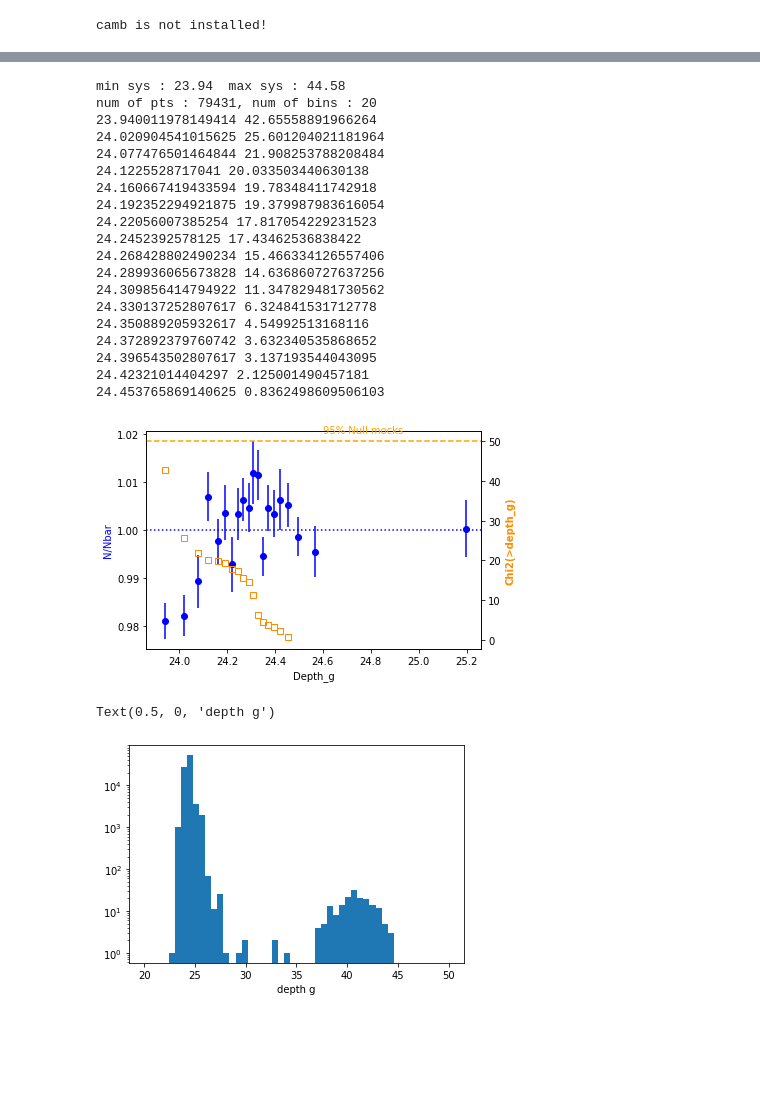
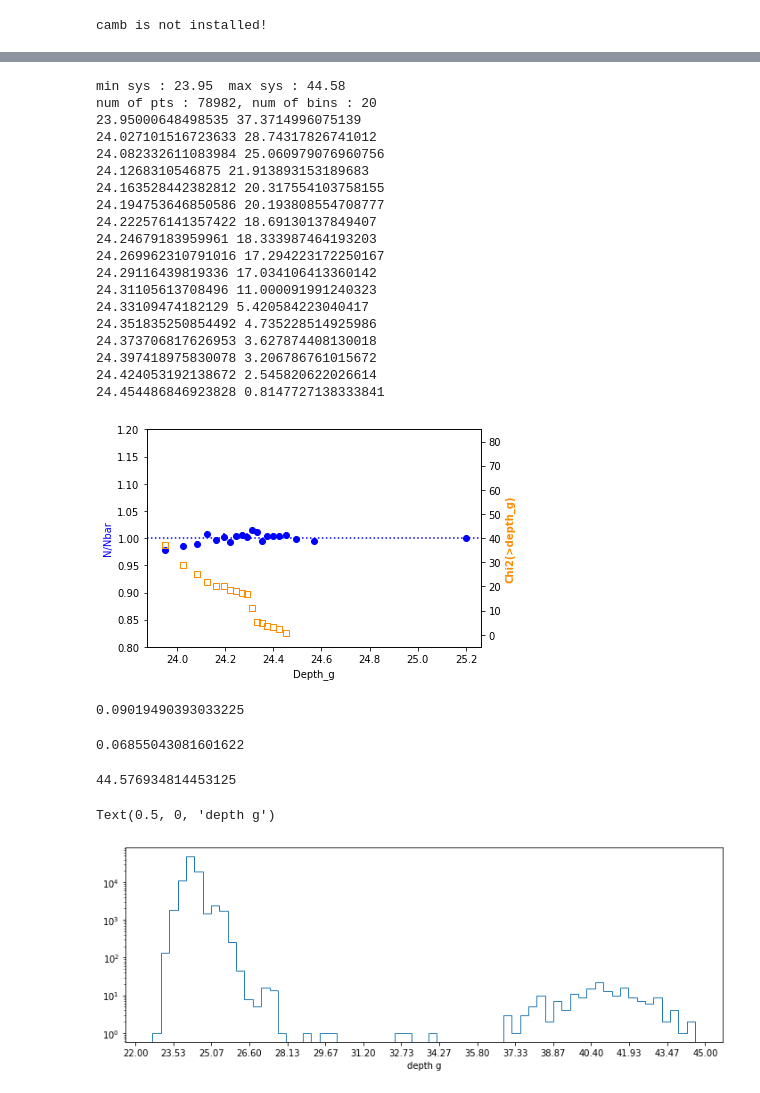
Before and after one commit to mehdirezaie/SYSNet, a Jupyter notebook: src/Test_residuals.ipynb, the cells around one changed output, grey strips where cells are left out. Saved outputs shown, nothing was run; the diff lists cells and outputs as text; code cells hidden in the pictures; blank space fills up the shorter version.

```diff
--- a/src/Test_residuals.ipynb
+++ b/src/Test_residuals.ipynb
@@ -20,7 +20,8 @@ wnn = hp.read_map('/Volumes/TimeMachine/data/DR7/results/regression/nn_p/nn-weig
 wnn2 = hp.read_map('/Volumes/TimeMachine/data/DR7/results_referee/nn_p/nn-weights.hp256.fits', verbose=False)
 # %%
 chi2 = lambda y, ye:(((y-1)/ye)**2).sum()
-def run(maski, wnni):
+
+def run(maski, wnni=None):
 
     # get mean density
     ndepth = NNBAR(galmap, fracmap, maski, depth_g, selection=wnni)
@@ -49,11 +50,14 @@ def run(maski, wnni):
         ax2.scatter(xmin, chi2v,
                     color='darkorange', marker='s', facecolors='none')
 
-
+    ax1.set_ylim(0.8, 1.2)
     ax1.axhline(1, ls=':', color='blue')
-    ax2.axhline(50, ls='--', color='orange')
-    ax2.text(24.6, 52, '95% Null mocks', color='orange')
+    #ax2.axhline(50, ls='--', color='orange')
+    #ax2.text(24.6, 52, '95% Null mocks', color='orange')
 
     ax1.set_xlabel('Depth_g')
     ax1.set_ylabel('N/Nbar', color='b')
+    ax2.set_ylim(-5, 85)
     ax2.set_ylabel('Chi2(>depth_g)', color='darkorange', fontweight='bold')
+# %%
+run(mask, None)
@@ -106,35 +131,51 @@ num of pts : 86812, num of bins : 20
 # %%
-run(mask & (depth_g >= 23.94))
+run(mask & (depth_g >= 23.95), wnn)
 # %% [output]
-min sys : 23.94  max sys : 44.58
-num of pts : 79431, num of bins : 20
-23.940011978149414 42.65558891966264
-24.020904541015625 25.601204021181964
-24.077476501464844 21.908253788208484
-24.1225528717041 20.033503440630138
-24.160667419433594 19.78348411742918
-24.192352294921875 19.379987983616054
-24.22056007385254 17.817054229231523
-24.2452392578125 17.43462536838422
-24.268428802490234 15.466334126557406
-24.289936065673828 14.636860727637256
-24.309856414794922 11.347829481730562
-24.330137252807617 6.324841531712778
-24.350889205932617 4.54992513168116
-24.372892379760742 3.632340535868652
-24.396543502807617 3.137193544043095
-24.42321014404297 2.125001490457181
-24.453765869140625 0.8362498609506103
+min sys : 23.95  max sys : 44.58
+num of pts : 78982, num of bins : 20
+23.95000648498535 37.3714996075139
+24.027101516723633 28.74317826741012
+24.082332611083984 25.060979076960756
+24.1268310546875 21.913893153189683
+24.163528442382812 20.317554103758155
+24.194753646850586 20.193808554708777
+24.222576141357422 18.69130137849407
+24.24679183959961 18.333987464193203
+24.269962310791016 17.294223172250167
+24.29116439819336 17.034106413360142
+24.31105613708496 11.000091991240323
+24.33109474182129 5.420584223040417
+24.351835250854492 4.735228514925986
+24.373706817626953 3.627874408130018
+24.397418975830078 3.206786761015672
+24.424053192138672 2.545820622026614
+24.454486846923828 0.8147727138333841
-[figure, old version]
+[figure, new version]
+# %%
+1- (depth_g[mask] >= 23.95).mean()
+# %% [output]
+0.09019490393033225
+# %%
+(depth_g[mask] < 23.9).mean()
+# %% [output]
+0.06855043081601622
 # %%
 ra, dec = hpix2radec(256, np.argwhere(mask).flatten())
+# %%
+depth_g[mask].max()
+# %% [output]
+44.576934814453125
 # %%
-plt.hist(depth_g[mask], bins=50, range=(20, 50))
+plt.figure(figsize=(12, 4))
+plt.hist(depth_g[mask],
+         bins=65, range=(22.7, 44.6),
+         histtype='step')
 plt.yscale('log')
+plt.xticks(np.linspace(22, 45, 16))
 plt.xlabel('depth g')
 # %% [output]
 Text(0.5, 0, 'depth g')
-[figure, old version]
+[figure, new version]
 # %%
 cmap = plt.cm.get_cmap('jet_r', 10)
 plt.scatter(ra, dec, 1, c=depth_g[mask], marker='H',
```
Also changed, not shown: parts of 4 cells of this notebook.
